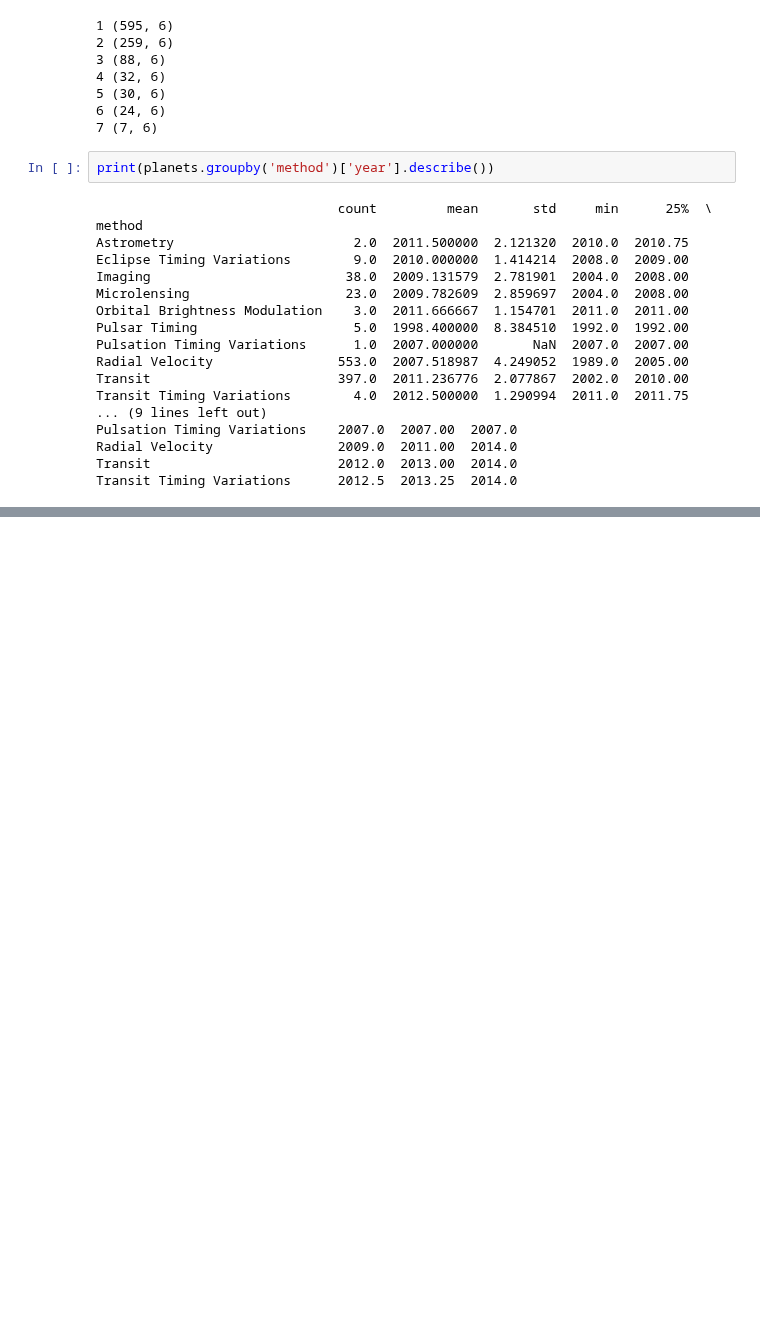
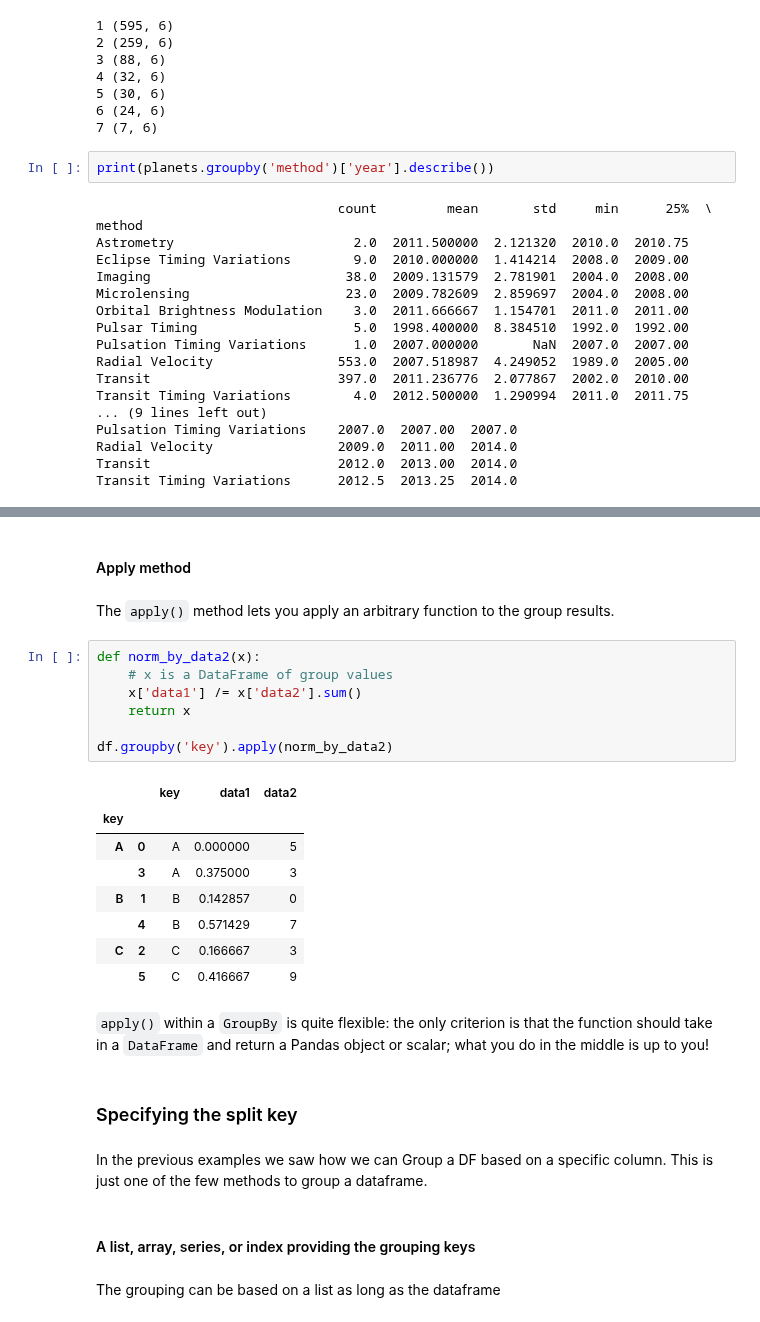
Before and after one commit to denis-james/Self-Learning, a Jupyter notebook: Pandas/8. Aggregation and Grouping.ipynb, the cells around one changed output, grey strips where cells are left out. Cells and saved outputs as stored; diff of their text form; blank space fills up the shorter version.

```diff
--- a/Pandas/8. Aggregation and Grouping.ipynb
+++ b/Pandas/8. Aggregation and Grouping.ipynb
@@ -246,0 +353,30 @@ Transit Timing Variations      2012.5  2013.25  2014.0
+# %% [markdown]
+#### Apply method
+# %% [markdown]
+The `apply()` method lets you apply an arbitrary function to the group results.
+# %%
+def norm_by_data2(x):
+    # x is a DataFrame of group values
+    x['data1'] /= x['data2'].sum()
+    return x
+
+df.groupby('key').apply(norm_by_data2)
+# %% [output]
+|  |  | key | data1 | data2 |
+| key |  |  |  |  |
+| A | 0 | A | 0.000000 | 5 |
+|  | 3 | A | 0.375000 | 3 |
+| B | 1 | B | 0.142857 | 0 |
+|  | 4 | B | 0.571429 | 7 |
+| C | 2 | C | 0.166667 | 3 |
+|  | 5 | C | 0.416667 | 9 |
+# %% [markdown]
+`apply()` within a `GroupBy` is quite flexible: the only criterion is that the function should take in a `DataFrame` and return a Pandas object or scalar; what you do in the middle is up to you!
+# %% [markdown]
+### Specifying the split key
+# %% [markdown]
+In the previous examples we saw how we can Group a DF based on a specific column. This is just one of the few methods to group a dataframe.
+# %% [markdown]
+#### A list, array, series, or index providing the grouping keys
+# %% [markdown]
+The grouping can be based on a list as long as the dataframe
```
Also changed, not shown: parts of 22 cells of this notebook.
